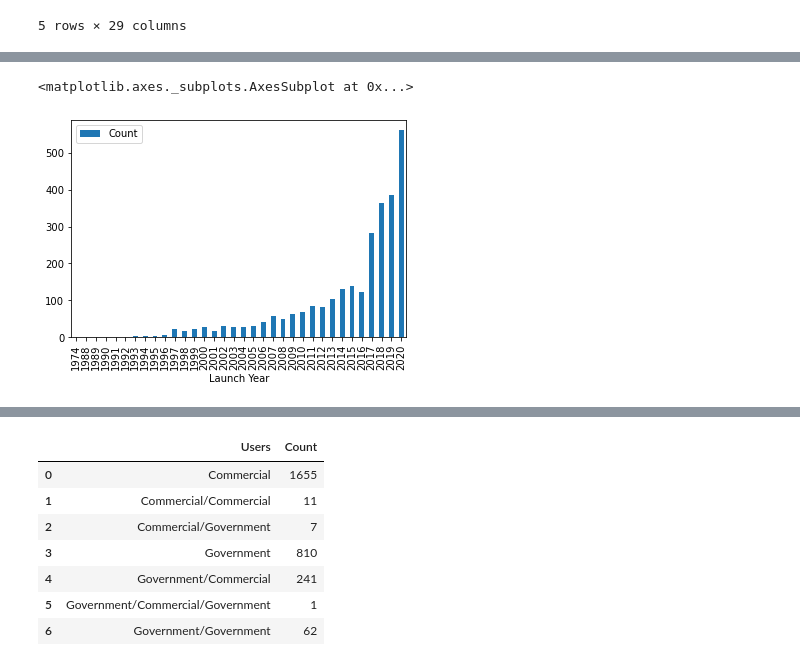
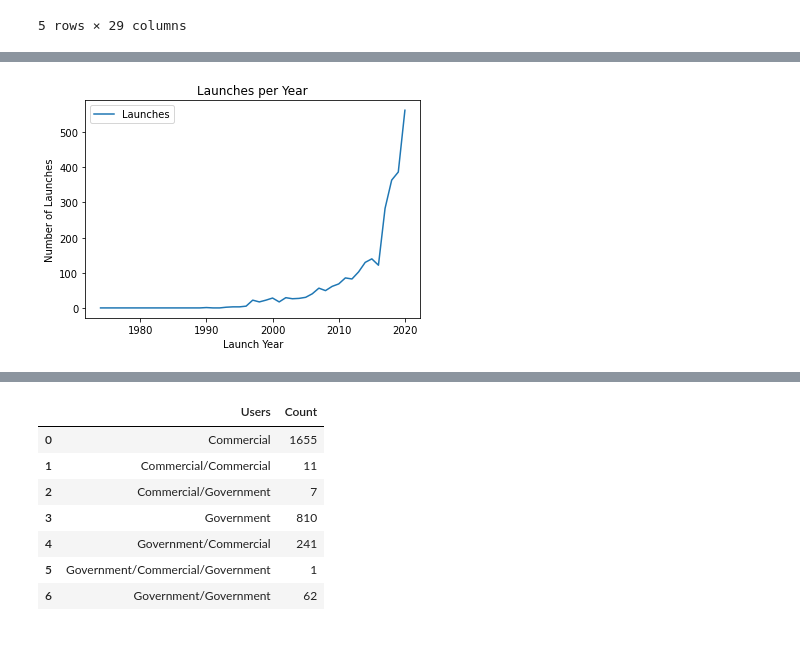
Before and after one commit to jdmerryman88/Worldwide_Satellite_Analysis, a Jupyter notebook: justin.ipynb, the cells around one changed output, grey strips where cells are left out. Cells and saved outputs as stored; diff of their text form; code cells hidden in the pictures.

```diff
--- a/justin.ipynb
+++ b/justin.ipynb
@@ -142,5 +160,7 @@ cleaned_yearly_df.plot.line(x = 'Launch Year' , y = 'Count')
-# %%
-cleaned_yearly_df.plot.bar(x = 'Launch Year' , y = 'Count')
-# %% [output]
-<matplotlib.axes._subplots.AxesSubplot at 0x...>
-[figure, removed]
+# %%
+#Creates line plot of launches per year
+yll = cleaned_yearly_df.plot.line(x = 'Launch Year' , y = 'Launches' , title ='Launches per Year')
+yll.set_ylabel("Number of Launches")
+plt.show()
+# %% [output]
+[figure, added]
```
Also changed, not shown: parts of 8 cells of this notebook.
